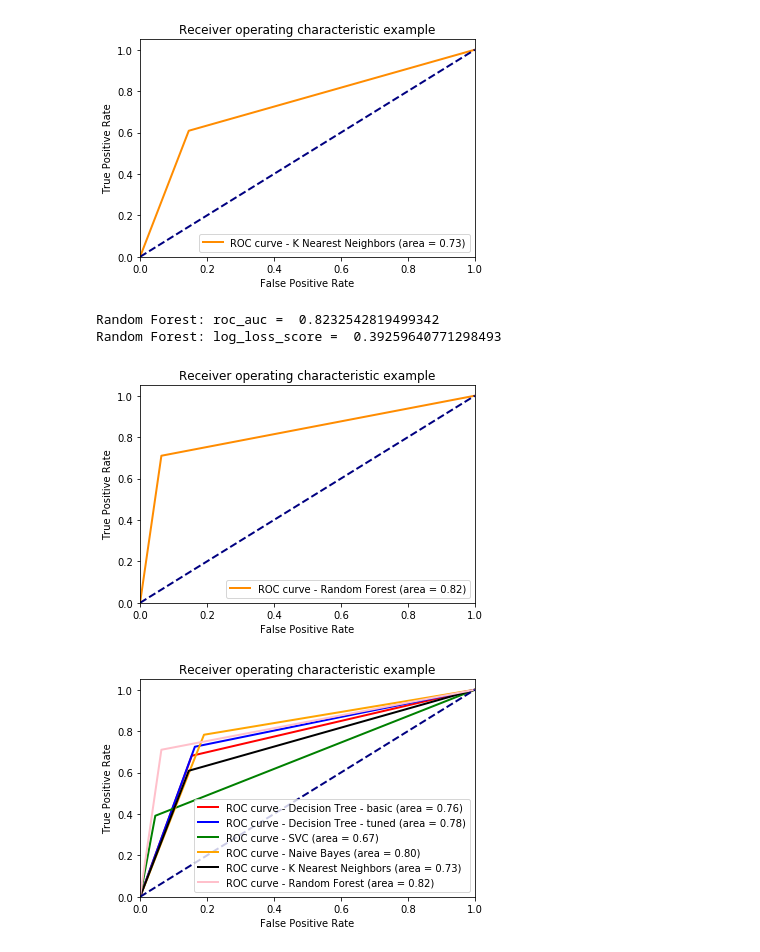
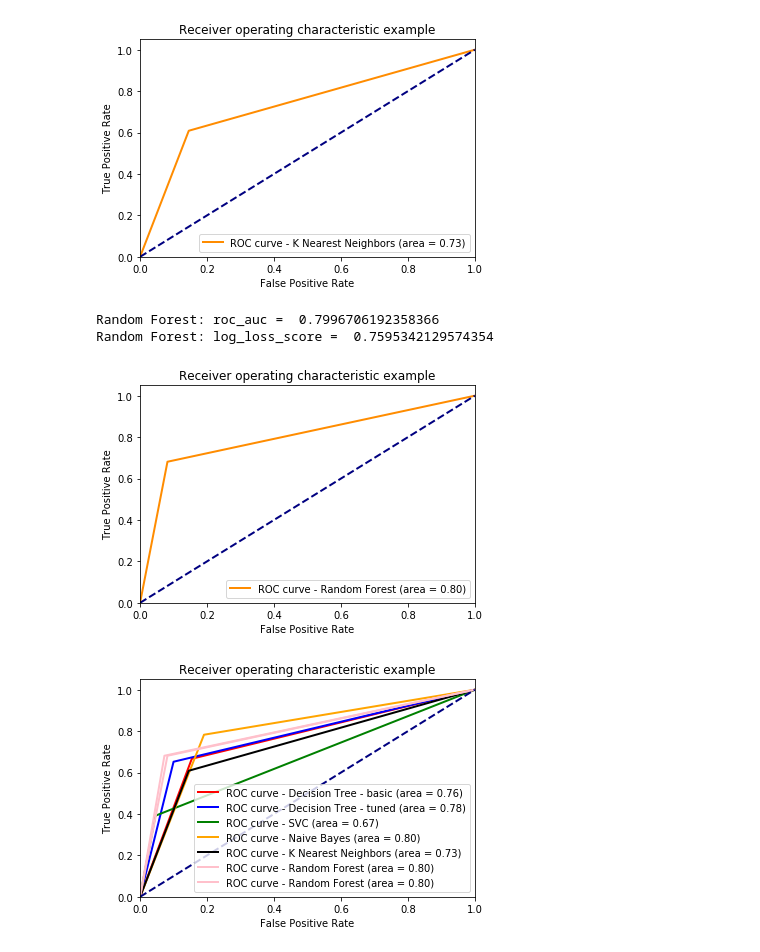
Before and after one commit to vtpanda/TiberDataScienceLearning, a Jupyter notebook: ThirdLesson/Using Additional Models.ipynb, the cells around one changed output. Cells and saved outputs as stored; diff of their text form; code cells hidden in the pictures.

```diff
--- a/ThirdLesson/Using Additional Models.ipynb
+++ b/ThirdLesson/Using Additional Models.ipynb
@@ -175,27 +175,26 @@ K Nearest Neighbors - 7: roc_auc =  0.7316205533596838
 K Nearest Neighbors - 7: log_loss_score =  1.5854691398750025
 [figure]
 # %%
-clf = RandomForestClassifier(n_estimators=100, max_depth=10,
-                              random_state=0)
+clf = RandomForestClassifier(n_estimators=100)
 
 model = clf.fit(x_train, y_train['Survived'])
 y_predictions = model.predict(x_test)
 y_probabilities = model.predict_proba(x_test)
 fpr, tpr, thresholds = roc_curve(y_test, y_predictions)
 roc_auc = roc_auc_score(y_test, y_predictions)
 log_loss_score = log_loss(y_test, y_probabilities)
 label = 'Random Forest'
 print("Random Forest: roc_auc = ", roc_auc)
 print("Random Forest: log_loss_score = ", log_loss_score)
 showroccurve(fpr, tpr, roc_auc, label, 'darkorange')
 
 myparam = {'fpr': fpr, 'tpr': tpr, 'roc_auc': roc_auc, 'label': label, 'color': 'pink'}
 myparams.append(myparam)
 # %% [output]
-Random Forest: roc_auc =  0.8232542819499342
-Random Forest: log_loss_score =  0.39259640771298493
+Random Forest: roc_auc =  0.7996706192358366
+Random Forest: log_loss_score =  0.7595342129574354
-[figure, old version]
+[figure, new version]
 # %%
 showmultiroccurve(myparams)
 # %% [output]
-[figure, old version]
+[figure, new version]
```
Also changed, not shown: parts of 3 cells of this notebook, 1 other file.
